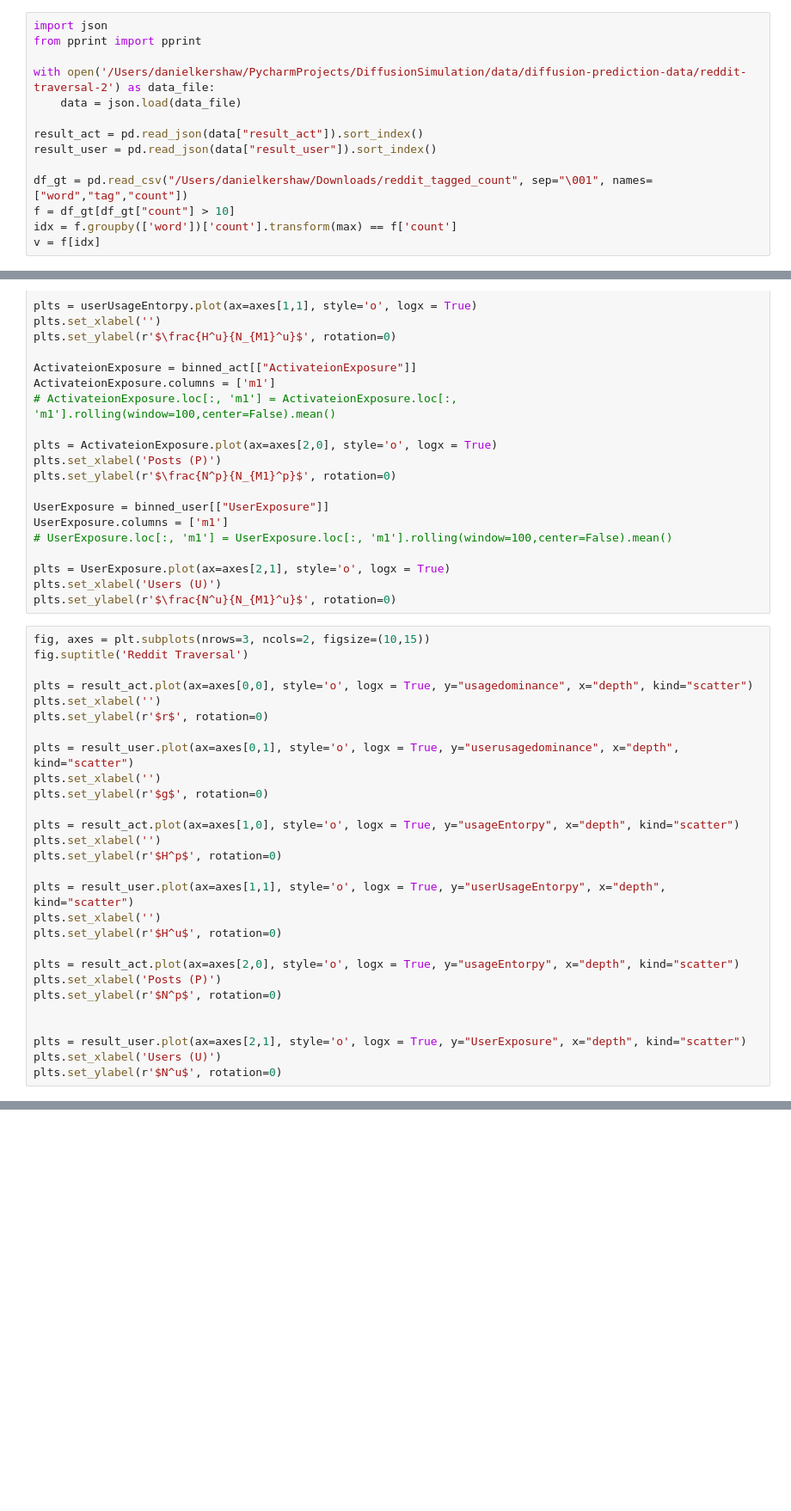
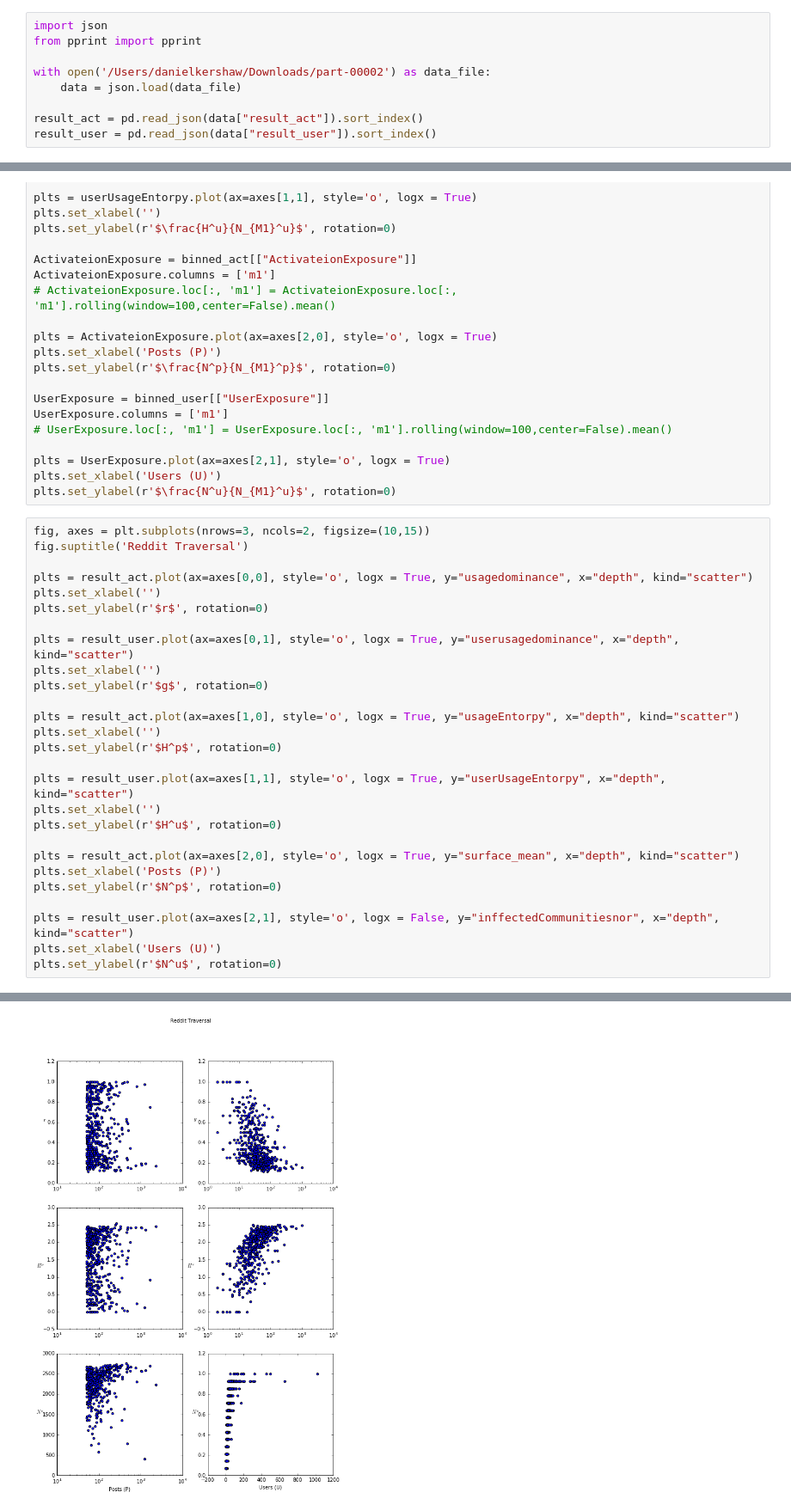
Before and after one commit to danjamker/DiffusionSimulation, a Jupyter notebook: notebook/visualize-diffusion.ipynb, the cells around one changed output, grey strips where cells are left out. Shown at 86% size. Drawn from its saved outputs; the diff is of its cells as text; blank space fills up the shorter version.

```diff
--- a/notebook/visualize-diffusion.ipynb
+++ b/notebook/visualize-diffusion.ipynb
@@ -10,13 +10,8 @@ import pandas as pd
 import json
 from pprint import pprint
 
-with open('/Users/danielkershaw/PycharmProjects/DiffusionSimulation/data/diffusion-prediction-data/reddit-traversal-2') as data_file:
+with open('/Users/danielkershaw/Downloads/part-00002') as data_file:
     data = json.load(data_file)
 
 result_act = pd.read_json(data["result_act"]).sort_index()
 result_user = pd.read_json(data["result_user"]).sort_index()
-
-df_gt = pd.read_csv("/Users/danielkershaw/Downloads/reddit_tagged_count", sep="\001", names=["word","tag","count"])
-f = df_gt[df_gt["count"] > 10]
-idx = f.groupby(['word'])['count'].transform(max) == f['count']
-v = f[idx]
@@ -150,11 +116,11 @@ plts = result_user.plot(ax=axes[1,1], style='o', logx = True, y="userUsageEntorp
 plts.set_xlabel('')
 plts.set_ylabel(r'$H^u$', rotation=0)
 
-plts = result_act.plot(ax=axes[2,0], style='o', logx = True, y="usageEntorpy", x="depth", kind="scatter")
+plts = result_act.plot(ax=axes[2,0], style='o', logx = True, y="surface_mean", x="depth", kind="scatter")
 plts.set_xlabel('Posts (P)')
 plts.set_ylabel(r'$N^p$', rotation=0)
 
-
-plts = result_user.plot(ax=axes[2,1], style='o', logx = True, y="UserExposure", x="depth", kind="scatter")
+plts = result_user.plot(ax=axes[2,1], style='o', logx = False, y="inffectedCommunitiesnor", x="depth", kind="scatter")
 plts.set_xlabel('Users (U)')
 plts.set_ylabel(r'$N^u$', rotation=0)
+# %% [output]
@@ -160,0 +128 @@ plts.set_ylabel(r'$N^u$', rotation=0)
+[figure, added]
```
Also changed, not shown: parts of 5 cells of this notebook, 5 other files.
